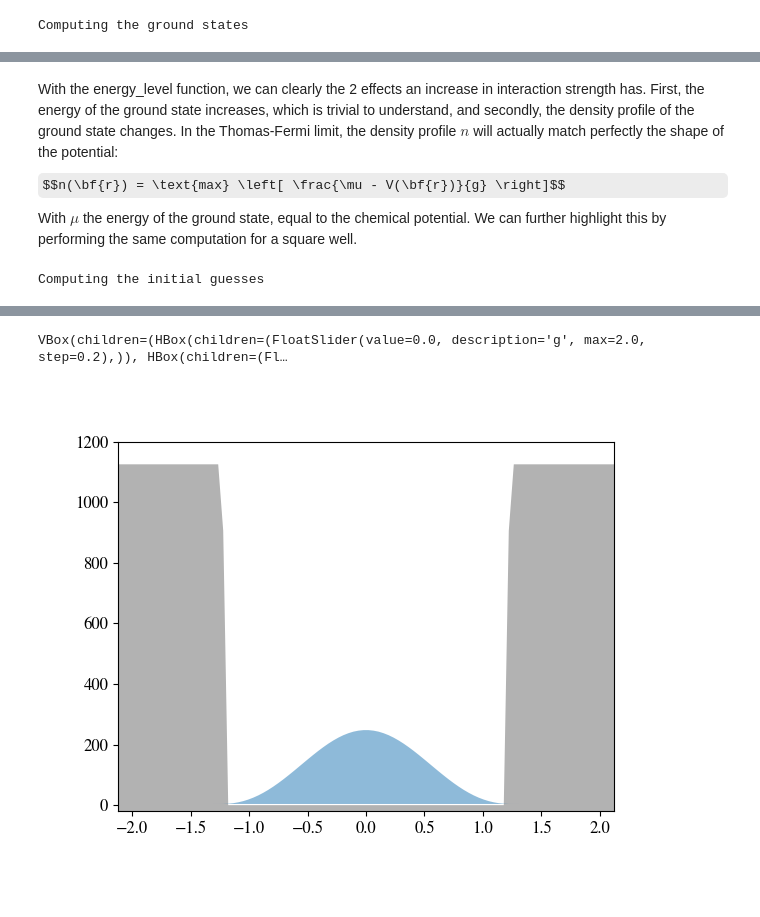
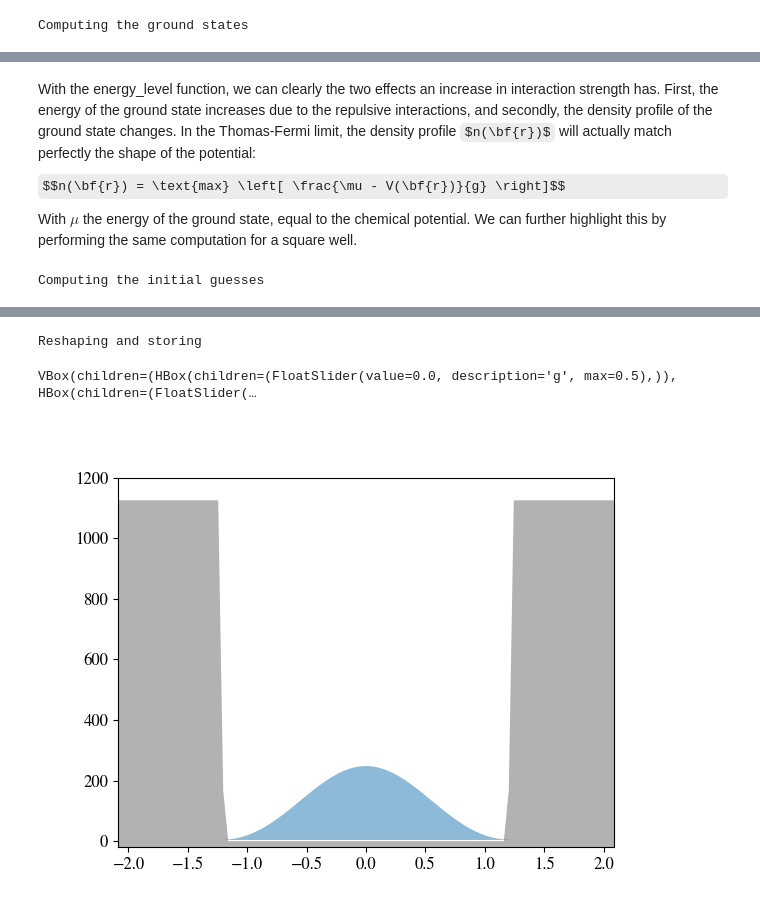
Before and after one commit to GuillotMartin/BECs, a Jupyter notebook: docs/GettingStarted.ipynb, the cells around one changed output, grey strips where cells are left out. Drawn from its saved outputs; the diff is of its cells as text; code cells hidden in the pictures; some formulas as TeX source.

```diff
--- a/docs/GettingStarted.ipynb
+++ b/docs/GettingStarted.ipynb
@@ -16,32 +24,33 @@ import numpy as np
 import matplotlib.pyplot as plt
 from bloch_schrodinger.potential import Potential, create_parameter
 from BECs.groundstate import GroundState
+%matplotlib widget
 
 
 # --- Instancing a flat potential ---
 trap = Potential(
     unitvecs  =[[3,0],[0,3]],
-    resolution = (100,100),
+    resolution = (64,64), # Fourier methods works best for powers of 2 discretizations
     v0 = 2250/2
 )
 
 # --- Shaping the potential ----
 omega = 1000 # The harmonic trap strength ω
 
-trap.circle(
-    center = (0,0),
-    radius=6,
+trap.set(
     value = (trap.x**2 + trap.y**2) * omega / 2 # The potential profile is a circularily symmetric harmonic trap
 )
 
+trap.plot()
+
 # --- Instancing ---
 # A single parameter will vary, the interaction strength g
-g = create_parameter('g', np.linspace(0,1,11))
+g = create_parameter('g', np.linspace(0,0.5,6))
 
 alpha = 1 # α = hbar²/2m = 1 as we set m and hbar equal to 1
 
 ground = GroundState( # The Groundstate class is derived from the Solver class, and can be instanciated with:
-    potentials = trap, # a potential landscape (or a list thereof)
-    alphas = alpha, # a kinetic term α (or a list thereof)
-    gs = g # an interaction strength term g (or a list thereof)
+    potentials = trap, # a potential landscape
+    alphas = alpha, # a kinetic term α
+    gs = g # an interaction strength term g
 )
@@ -88,12 +98,12 @@ VBox(children=(HBox(children=(FloatSlider(value=0.0, description='g', max=1.0),)
 # %% [markdown]
-With the energy_level function, we can clearly the 2 effects an increase in interaction strength has. First, the energy of the ground state increases, which is trivial to understand, and secondly, the density profile of the ground state changes. In the Thomas-Fermi limit, the density profile $n$ will actually match perfectly the shape of the potential:
+With the energy_level function, we can clearly the two effects an increase in interaction strength has. First, the energy of the ground state increases due to the repulsive interactions, and secondly, the density profile of the ground state changes. In the Thomas-Fermi limit, the density profile $n(\bf{r})$ will actually match perfectly the shape of the potential:
 $$n(\bf{r}) = \text{max} \left[ \frac{\mu - V(\bf{r})}{g} \right]$$
 With $\mu$ the energy of the ground state, equal to the chemical potential. We can further highlight this by performing the same computation for a square well.
 # %%
 # --- Instancing a flat potential ---
 square_trap = Potential(
     unitvecs  =[[3,0],[0,3]],
-    resolution = (100,100),
+    resolution = (64,64),
     v0 = 2250/2
 )
 
@@ -103,19 +113,14 @@ square_trap.circle(
     radius=1.2,
 )
 
-# --- Instancing ---
-# A single parameter will vary, the interaction strength g
-g = create_parameter('g', np.linspace(0,2,11))
 
-alpha = 1 # α = hbar²/2m = 1 as we set m and hbar equal to 1
-
-square_ground = GroundState( # The Groundstate class is derived from the Solver class, and can be instanciated with:
-    potentials = square_trap, # a potential landscape (or a list thereof)
-    alphas = alpha, # a kinetic term α (or a list thereof)
-    gs = g # an interaction strength term g (or a list thereof)
+square_ground = GroundState(
+    potentials = square_trap,
+    alphas = alpha,
+    gs = g
 )
 
-square_energies, square_groundstates = square_ground.solve(population = 1000, tol = 1e-8) # A few other keyword arguments can be passed (see documentation).
+square_energies, square_groundstates = square_ground.solve(population = 1000, parallelize=True, n_cores = 6)
 square_density = abs(square_groundstates)**2
 
 energy_levels(
@@ -133,2 +140,3 @@ Computing the ground states
-VBox(children=(HBox(children=(FloatSlider(value=0.0, description='g', max=2.0, step=0.2),)), HBox(children=(Fl…
+Reshaping and storing
+VBox(children=(HBox(children=(FloatSlider(value=0.0, description='g', max=0.5),)), HBox(children=(FloatSlider(…
-[figure, old version]
+[figure, new version]
```
Also changed, not shown: parts of 20 cells of this notebook, 24 other files.
